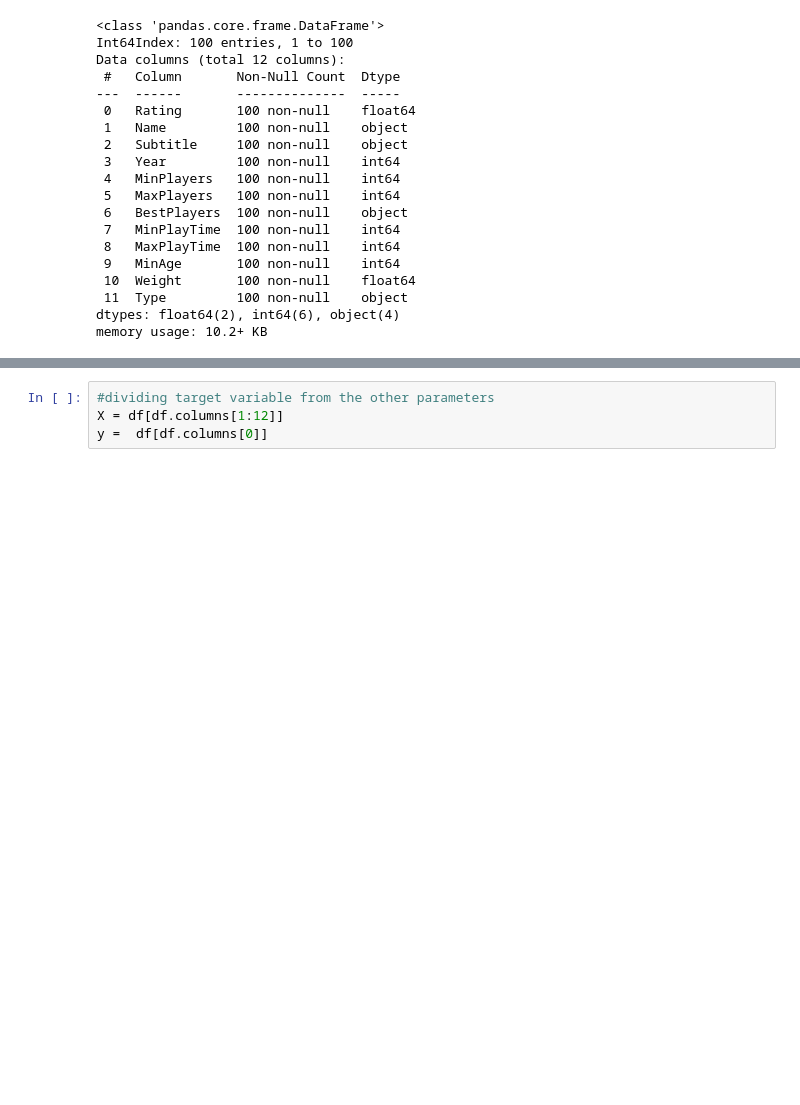
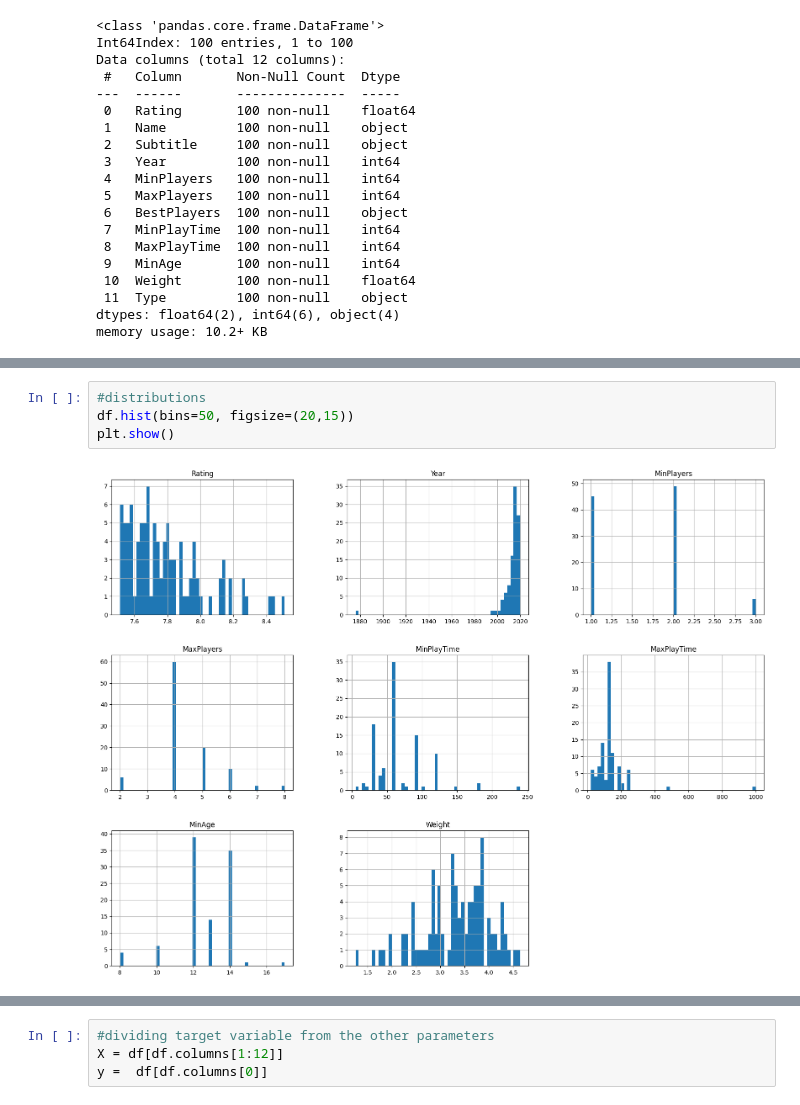
Before and after one commit to molnedit4/bg100_project, a Jupyter notebook: bg100_notebook.ipynb, the cells around one changed output, grey strips where cells are left out. Saved outputs shown, nothing was run; the diff lists cells and outputs as text; blank space fills up the shorter version.

```diff
--- a/bg100_notebook.ipynb
+++ b/bg100_notebook.ipynb
@@ -80,0 +67,6 @@ memory usage: 10.2+ KB
+# %%
+#distributions
+df.hist(bins=50, figsize=(20,15))
+plt.show()
+# %% [output]
+[figure, added]
```
Also changed, not shown: parts of 11 cells of this notebook.
